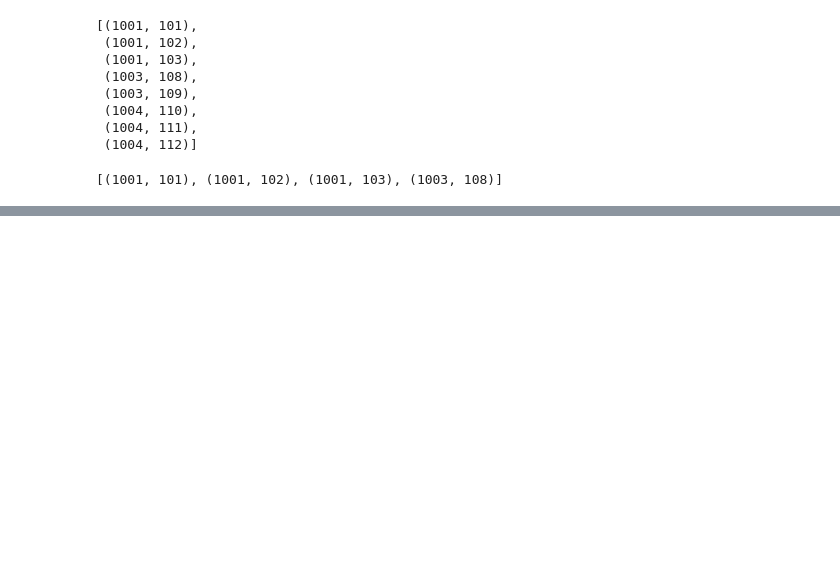
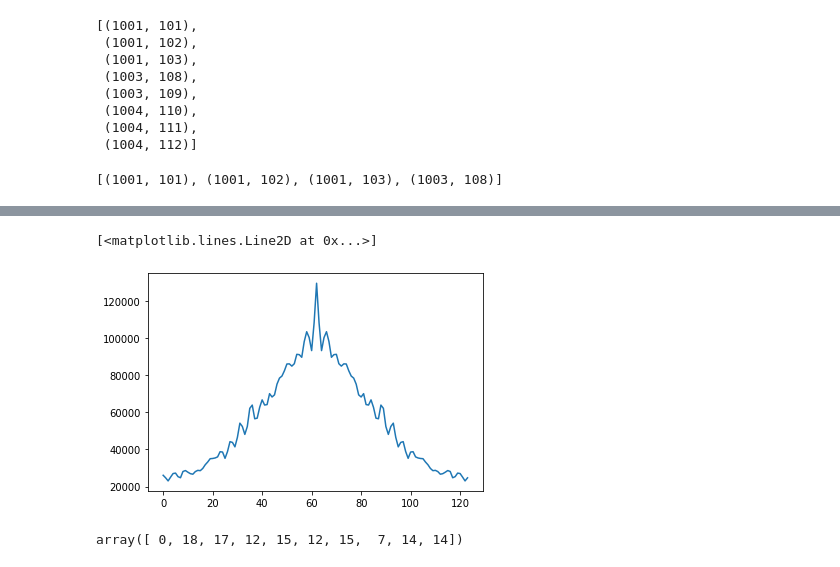
Before and after one commit to kishkash555/biu, a Jupyter notebook: Dissertation3/spectrums and correlations.ipynb, the cells around one changed output, grey strips where cells are left out. Saved outputs shown, nothing was run; the diff lists cells and outputs as text; code cells hidden in the pictures; blank space fills up the shorter version.

```diff
--- a/Dissertation3/spectrums and correlations.ipynb
+++ b/Dissertation3/spectrums and correlations.ipynb
@@ -40,0 +158,9 @@ i_signals = dict(zip(grk1, list(con.get_signal_by_series_type_and_interp_type(gr
+# %%
+plt.plot(np.abs(np.correlate(s2.psd[ff],s2.psd[ff],'same')))
+# %% [output]
+[<matplotlib.lines.Line2D at 0x...>]
+[figure, added]
+# %%
+np.bincount(np.digitize(np.mod(s2.phase[ff]-s1.phase[ff],np.pi),np.linspace(0,np.pi,10)))
+# %% [output]
+array([ 0, 18, 17, 12, 15, 12, 15,  7, 14, 14])
```
Also changed, not shown: parts of 17 cells of this notebook, 1 other file.
